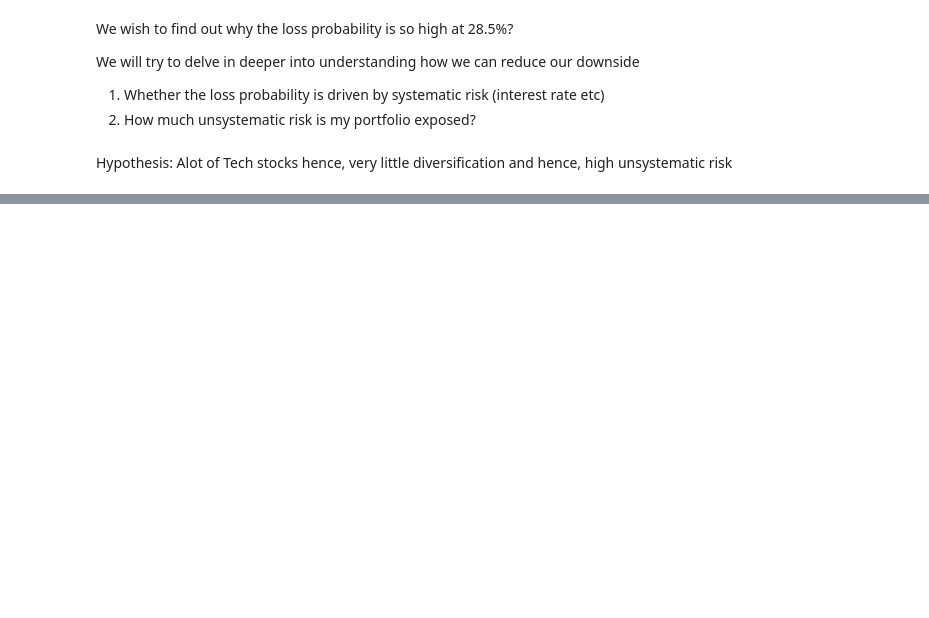
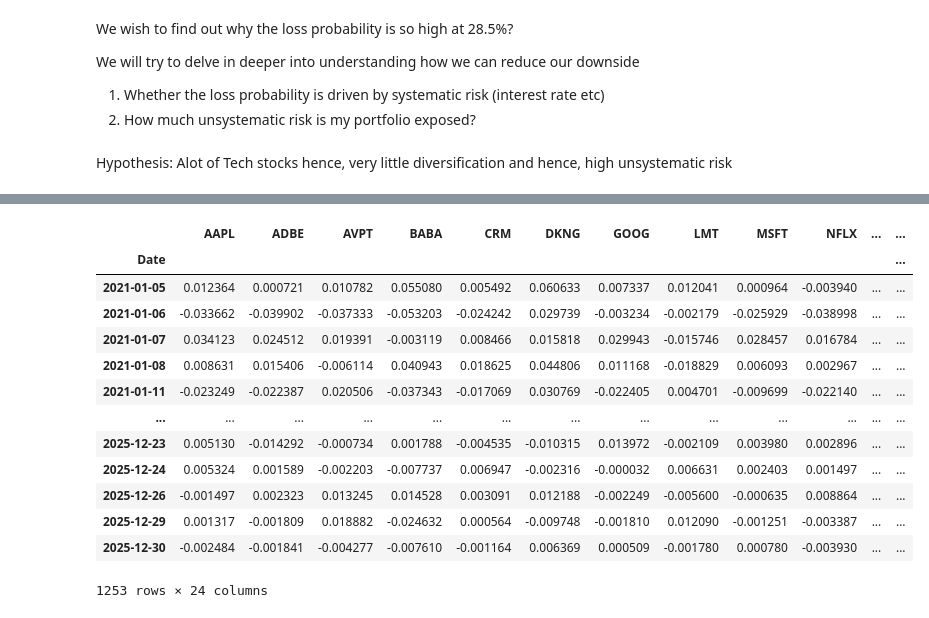
Before and after one commit to LeKaiChong/Quant-Risk-Project, a Jupyter notebook: monte carlo simulation.ipynb, the cells around one changed output, grey strips where cells are left out. Saved outputs shown, nothing was run; the diff lists cells and outputs as text; code cells hidden in the pictures; blank space fills up the shorter version.

```diff
--- a/monte carlo simulation.ipynb
+++ b/monte carlo simulation.ipynb
@@ -95,6 +103,9 @@ ff_data = pd.read_csv("additional data/F-F_Research_Data_Factors_daily.CSV", ski
 ff_data.rename(columns={'Unnamed: 0':'Date'},inplace=True)
 ff_data=ff_data.dropna(axis=0)
 ff_data["Date"] = pd.to_datetime(ff_data["Date"], format="%Y%m%d")
-ff_data=ff_data[ff_data['Date']>=start]
+ff_data=ff_data[ff_data['Date']>=start].reset_index()
+ff_data.drop(0,axis=0,inplace=True)
 ff_data.set_index(ff_data['Date'],inplace=True)
-ff_data.drop(columns='Date',inplace=True)
+ff_data.drop(columns=['Date','index'],inplace=True)
+ff_data=ff_data/100
+ff_data
@@ -100,0 +127,14 @@ ff_data.drop(columns='Date',inplace=True)
+# %%
+#get US 500 data and XLK - Tech
+marketdata = yf.download(
+    ["SPY", "XLK"],
+    start=start,
+    end=end,
+    auto_adjust=True
+)
+marketdata=marketdata[['Close']]
+
+marketdata=marketdata.pct_change()
+marketdata=marketdata.dropna()
+marketdata=marketdata['Close']
+marketdata
@@ -100,0 +180,3 @@ ff_data.drop(columns='Date',inplace=True)
+# %%
+marketdata['Tech']=marketdata['XLK']-marketdata['SPY']
+marketdata
@@ -100,0 +198,23 @@ ff_data.drop(columns='Date',inplace=True)
+# %%
+# aligning all the data
+
+data = stockreturns.join(ff_data, how="inner")
+data=data.join(marketdata,how='inner')
+data['SPY-RF']=data['SPY']-data['RF']
+X=data[['RF','SPY-RF','Tech','HML','SMB']]
+data
+# %% [output]
+|  | AAPL | ADBE | AVPT | BABA | CRM | DKNG | GOOG | LMT | MSFT | NFLX | ... | ... |
+| Date |  |  |  |  |  |  |  |  |  |  |  | ... |
+| 2021-01-05 | 0.012364 | 0.000721 | 0.010782 | 0.055080 | 0.005492 | 0.060633 | 0.007337 | 0.012041 | 0.000964 | -0.003940 | ... | ... |
+| 2021-01-06 | -0.033662 | -0.039902 | -0.037333 | -0.053203 | -0.024242 | 0.029739 | -0.003234 | -0.002179 | -0.025929 | -0.038998 | ... | ... |
+| 2021-01-07 | 0.034123 | 0.024512 | 0.019391 | -0.003119 | 0.008466 | 0.015818 | 0.029943 | -0.015746 | 0.028457 | 0.016784 | ... | ... |
+| 2021-01-08 | 0.008631 | 0.015406 | -0.006114 | 0.040943 | 0.018625 | 0.044806 | 0.011168 | -0.018829 | 0.006093 | 0.002967 | ... | ... |
+| 2021-01-11 | -0.023249 | -0.022387 | 0.020506 | -0.037343 | -0.017069 | 0.030769 | -0.022405 | 0.004701 | -0.009699 | -0.022140 | ... | ... |
+| ... | ... | ... | ... | ... | ... | ... | ... | ... | ... | ... | ... | ... |
+| 2025-12-23 | 0.005130 | -0.014292 | -0.000734 | 0.001788 | -0.004535 | -0.010315 | 0.013972 | -0.002109 | 0.003980 | 0.002896 | ... | ... |
+| 2025-12-24 | 0.005324 | 0.001589 | -0.002203 | -0.007737 | 0.006947 | -0.002316 | -0.000032 | 0.006631 | 0.002403 | 0.001497 | ... | ... |
+| 2025-12-26 | -0.001497 | 0.002323 | 0.013245 | 0.014528 | 0.003091 | 0.012188 | -0.002249 | -0.005600 | -0.000635 | 0.008864 | ... | ... |
+| 2025-12-29 | 0.001317 | -0.001809 | 0.018882 | -0.024632 | 0.000564 | -0.009748 | -0.001810 | 0.012090 | -0.001251 | -0.003387 | ... | ... |
+| 2025-12-30 | -0.002484 | -0.001841 | -0.004277 | -0.007610 | -0.001164 | 0.006369 | 0.000509 | -0.001780 | 0.000780 | -0.003930 | ... | ... |
+1253 rows × 24 columns
```
Also changed, not shown: parts of 16 cells of this notebook, 3 other files.
